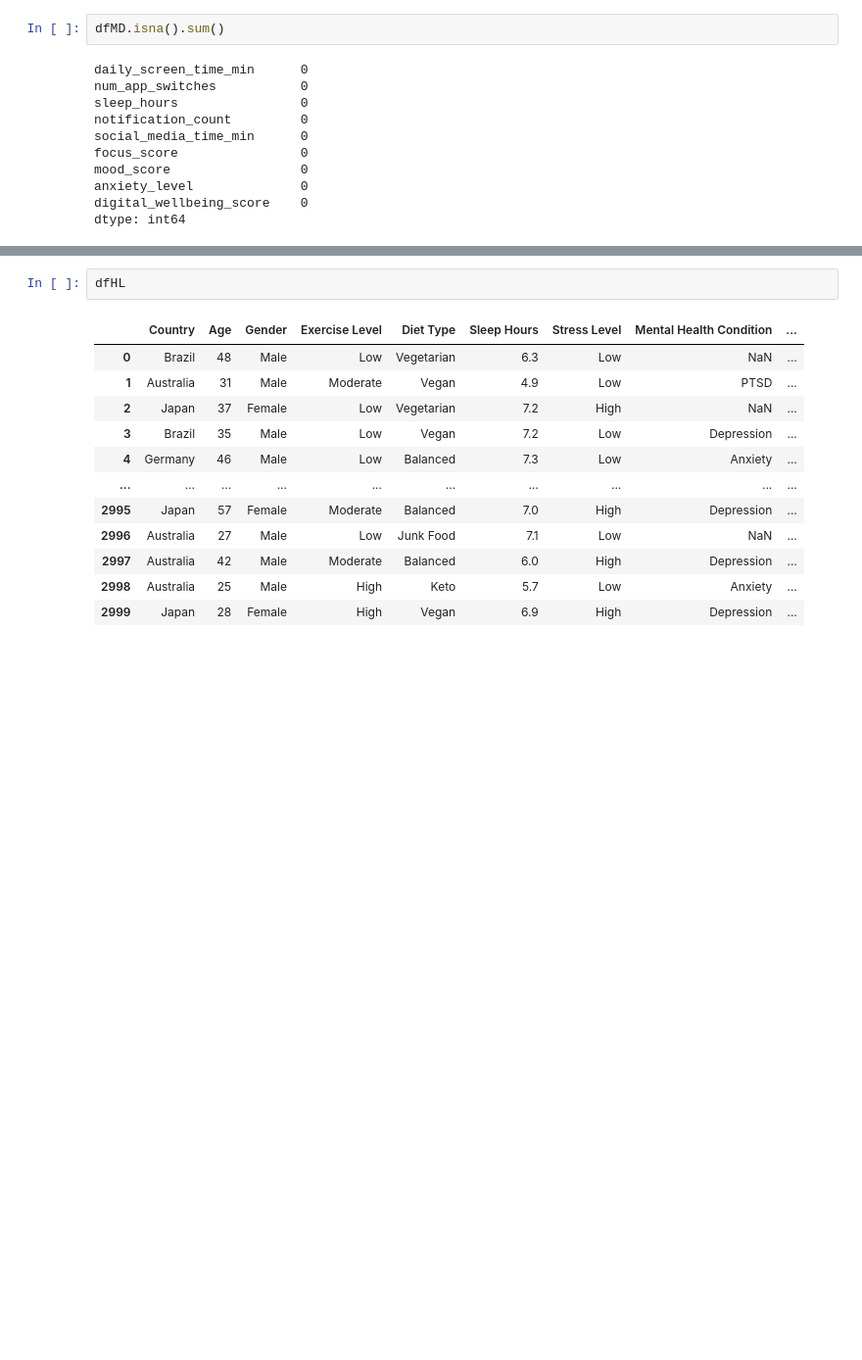
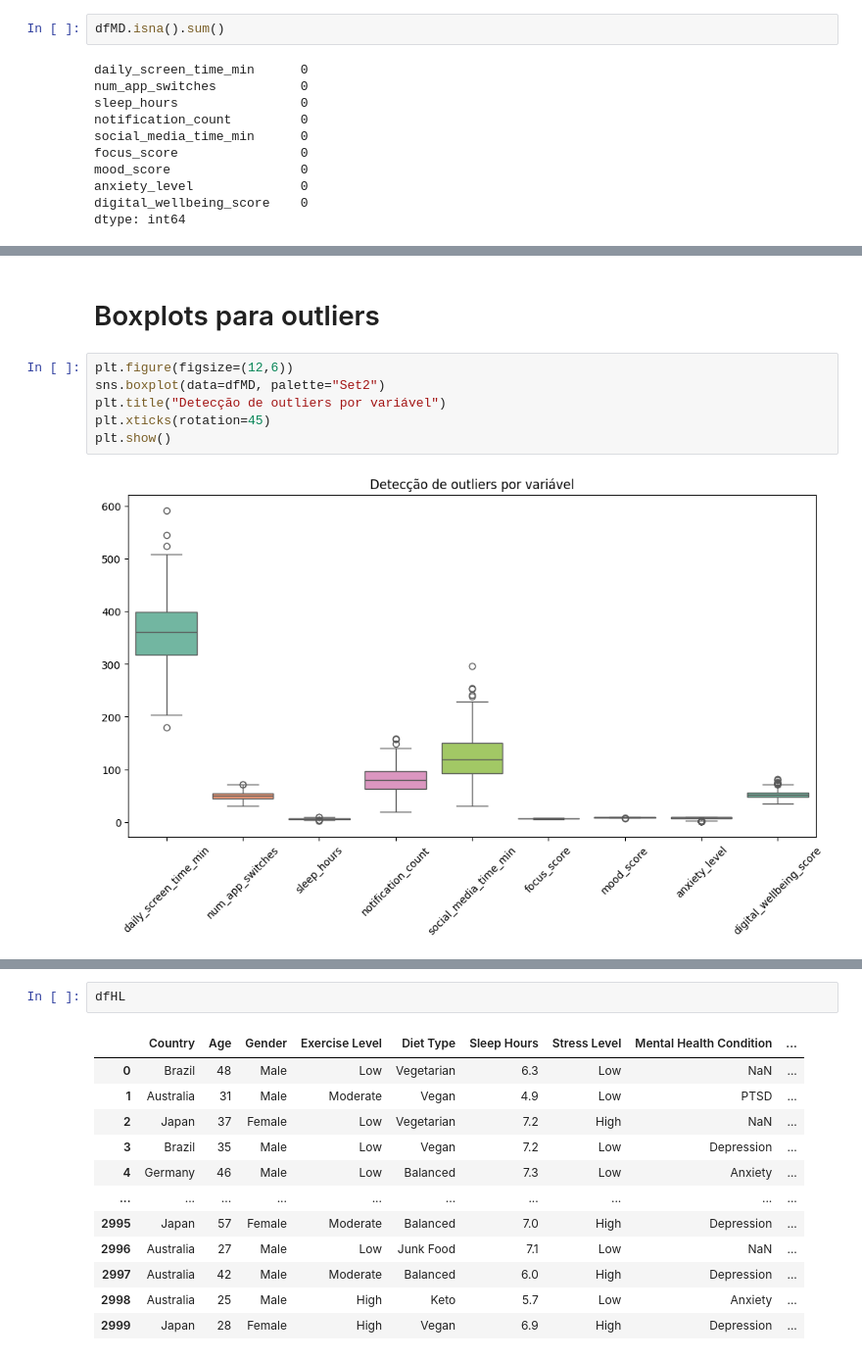
Before and after one commit to ramonsss/AnaliseDeDados, a Jupyter notebook: notebooks/main.ipynb, the cells around one changed output, grey strips where cells are left out. Shown at 98% size. Drawn from its saved outputs; the diff is of its cells as text; blank space fills up the shorter version.

```diff
--- a/notebooks/main.ipynb
+++ b/notebooks/main.ipynb
@@ -52,0 +84,10 @@ dtype: int64
+# %% [markdown]
+# Boxplots para outliers
+# %%
+plt.figure(figsize=(12,6))
+sns.boxplot(data=dfMD, palette="Set2")
+plt.title("Detecção de outliers por variável")
+plt.xticks(rotation=45)
+plt.show()
+# %% [output]
+[figure, added]
```
Also changed, not shown: parts of 11 cells of this notebook, 1 other file.
